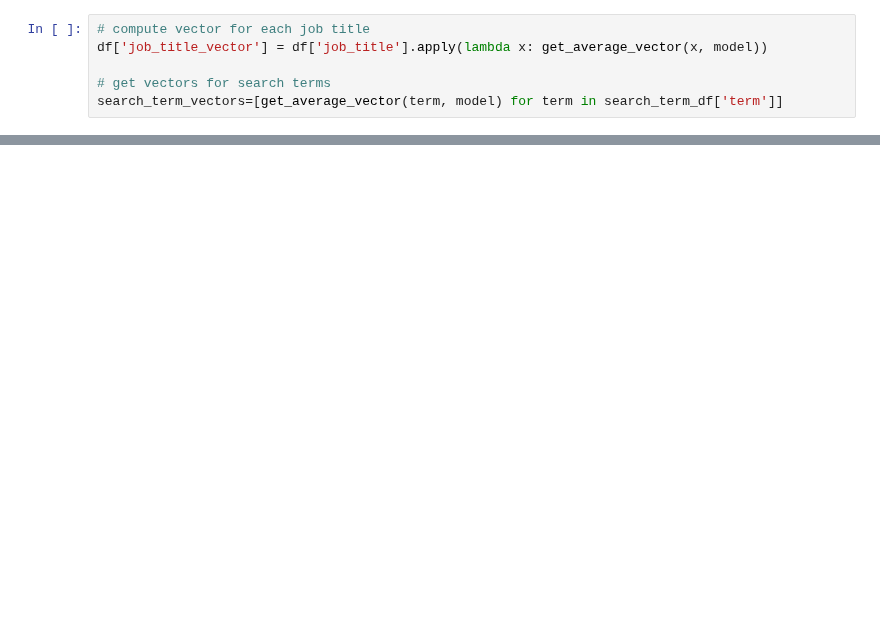
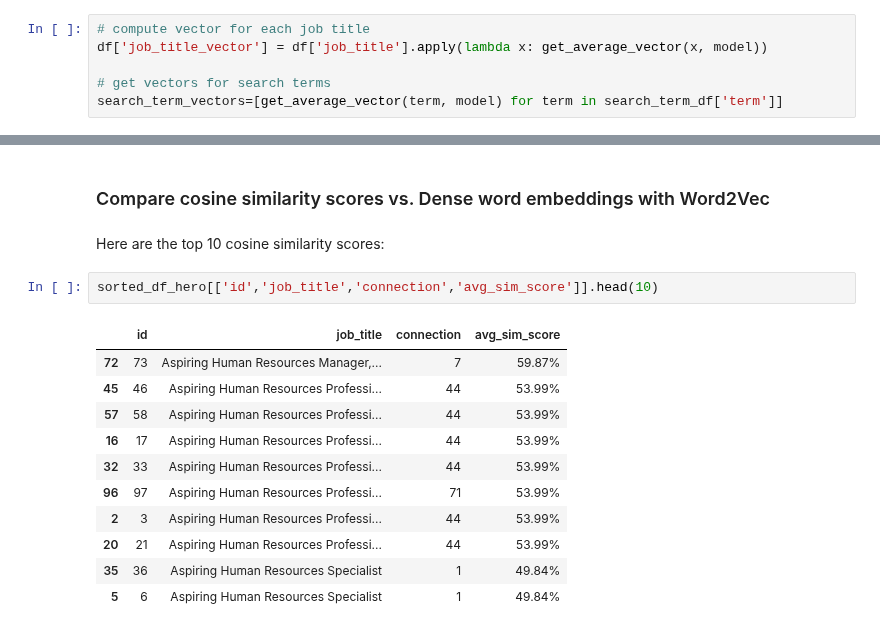
Before and after one commit to sralter/potential_talents, a Jupyter notebook: potential_talents.ipynb, the cells around one changed output, grey strips where cells are left out. Saved outputs shown, nothing was run; the diff lists cells and outputs as text; blank space fills up the shorter version.

```diff
--- a/potential_talents.ipynb
+++ b/potential_talents.ipynb
@@ -1180,0 +1209,18 @@ print(closest_candidates[['job_title', 'max_similarity']].head())
+# %% [markdown]
+### Compare cosine similarity scores vs. Dense word embeddings with Word2Vec
+# %% [markdown]
+Here are the top 10 cosine similarity scores:
+# %%
+sorted_df_hero[['id','job_title','connection','avg_sim_score']].head(10)
+# %% [output]
+|  | id | job_title | connection | avg_sim_score |
+| 72 | 73 | Aspiring Human Resources Manager,... | 7 | 59.87% |
+| 45 | 46 | Aspiring Human Resources Professi... | 44 | 53.99% |
+| 57 | 58 | Aspiring Human Resources Professi... | 44 | 53.99% |
+| 16 | 17 | Aspiring Human Resources Professi... | 44 | 53.99% |
+| 32 | 33 | Aspiring Human Resources Professi... | 44 | 53.99% |
+| 96 | 97 | Aspiring Human Resources Professi... | 71 | 53.99% |
+| 2 | 3 | Aspiring Human Resources Professi... | 44 | 53.99% |
+| 20 | 21 | Aspiring Human Resources Professi... | 44 | 53.99% |
+| 35 | 36 | Aspiring Human Resources Specialist | 1 | 49.84% |
+| 5 | 6 | Aspiring Human Resources Specialist | 1 | 49.84% |
```
Also changed, not shown: parts of 22 cells of this notebook, 10 other files.
